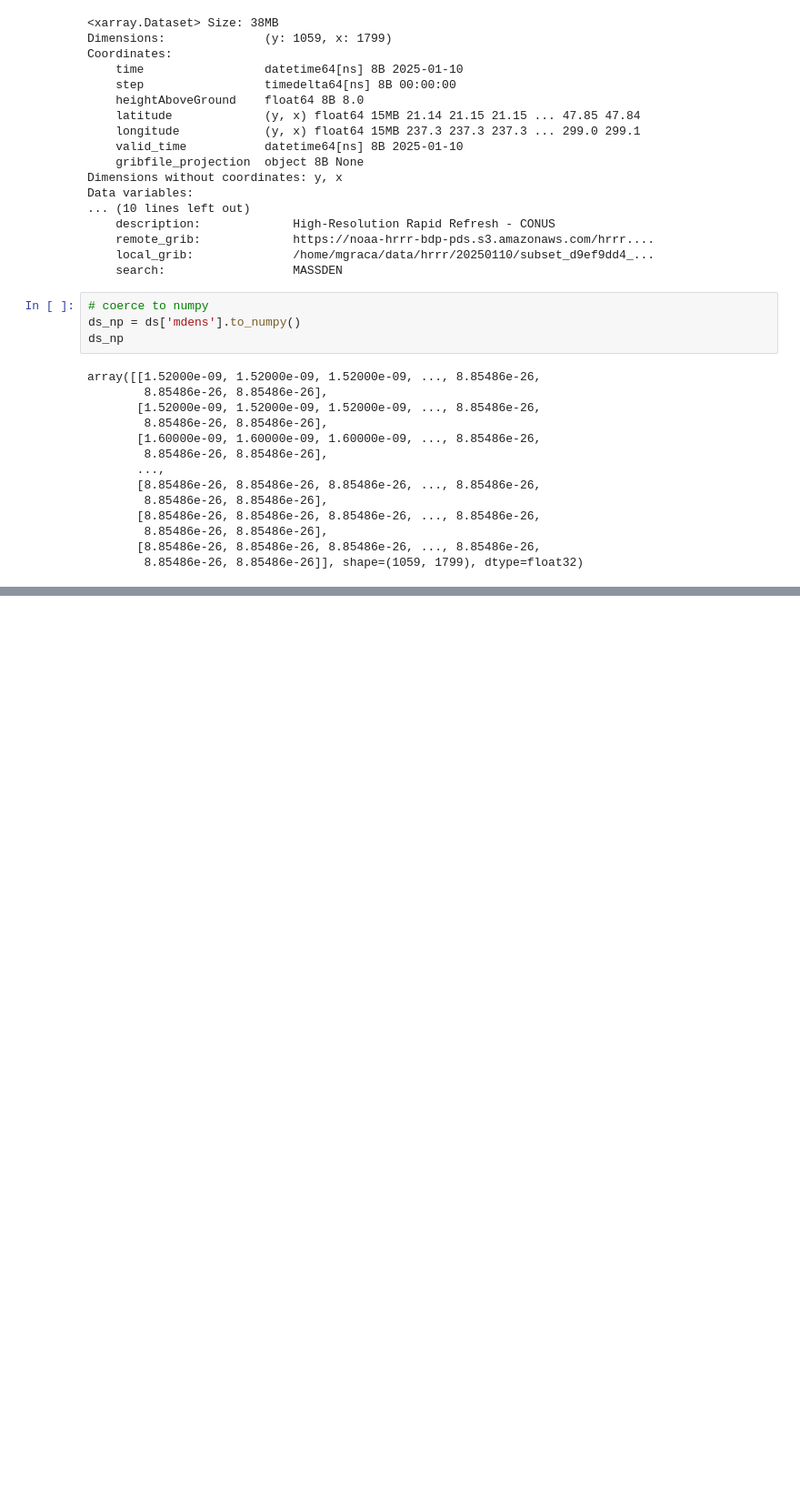
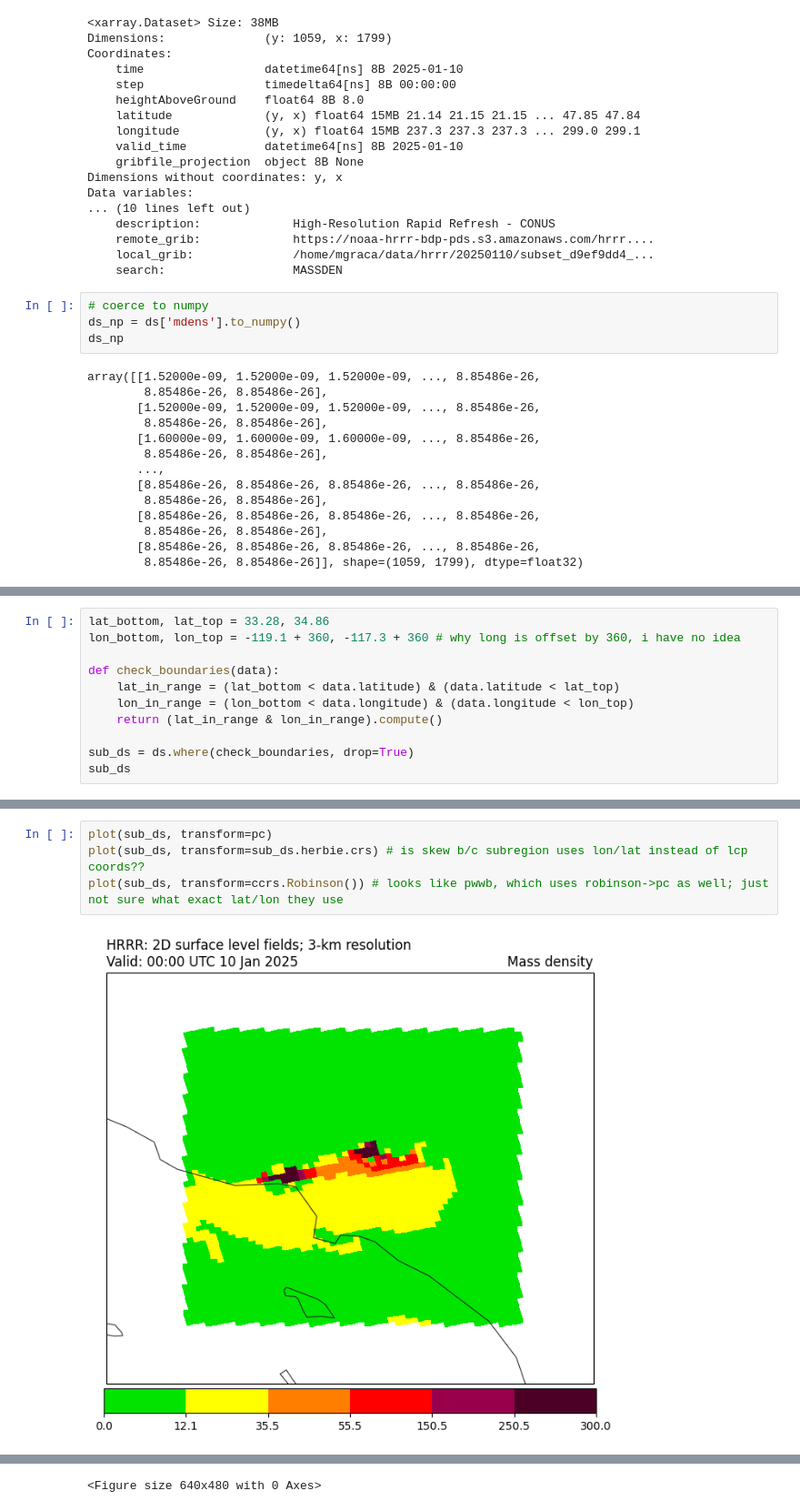
Before and after one commit to matthewgraca/hrrr-smoke-viz, a Jupyter notebook: hrrr_to_np.ipynb, the cells around one changed output, grey strips where cells are left out. Shown at 91% size. Cells and saved outputs as stored; diff of their text form; blank space fills up the shorter version.

```diff
--- a/hrrr_to_np.ipynb
+++ b/hrrr_to_np.ipynb
@@ -222,0 +178,11 @@ def plot(ds, coords=None, save=False):
+# %%
+lat_bottom, lat_top = 33.28, 34.86
+lon_bottom, lon_top = -119.1 + 360, -117.3 + 360 # why long is offset by 360, i have no idea
+
+def check_boundaries(data):
+    lat_in_range = (lat_bottom < data.latitude) & (data.latitude < lat_top)
+    lon_in_range = (lon_bottom < data.longitude) & (data.longitude < lon_top)
+    return (lat_in_range & lon_in_range).compute()
+
+sub_ds = ds.where(check_boundaries, drop=True)
+sub_ds
@@ -222,0 +252,6 @@ def plot(ds, coords=None, save=False):
+# %%
+plot(sub_ds, transform=pc)
+plot(sub_ds, transform=sub_ds.herbie.crs) # is skew b/c subregion uses lon/lat instead of lcp coords??
+plot(sub_ds, transform=ccrs.Robinson()) # looks like pwwb, which uses robinson->pc as well; just not sure what exact lat/lon they use
+# %% [output]
+[figure, added]
@@ -222,0 +260 @@ def plot(ds, coords=None, save=False):
+<Figure size 640x480 with 0 Axes>
```
Also changed, not shown: parts of 24 cells of this notebook.
